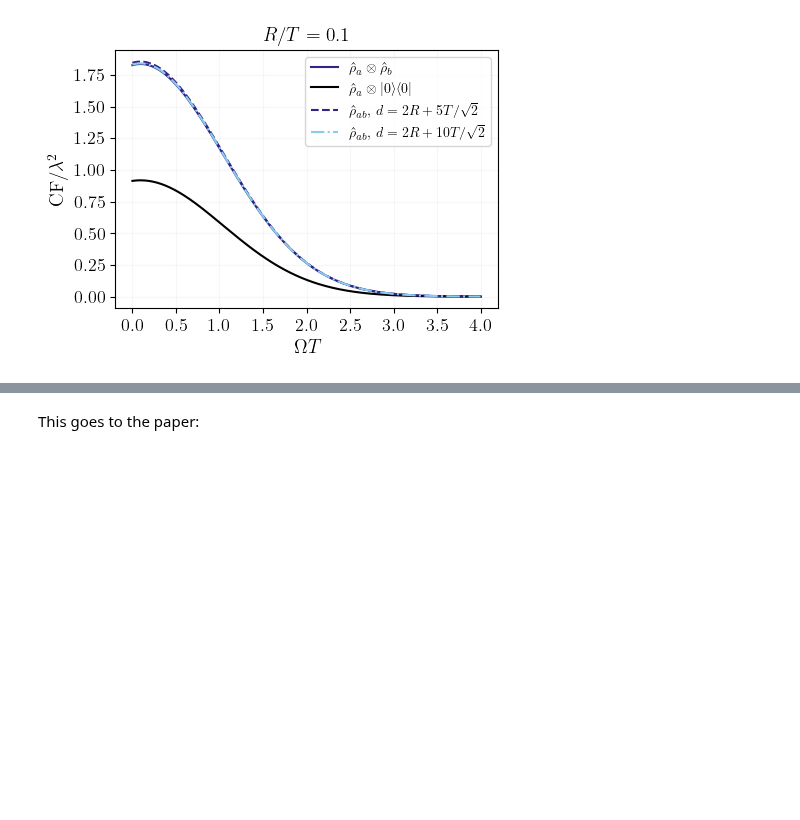
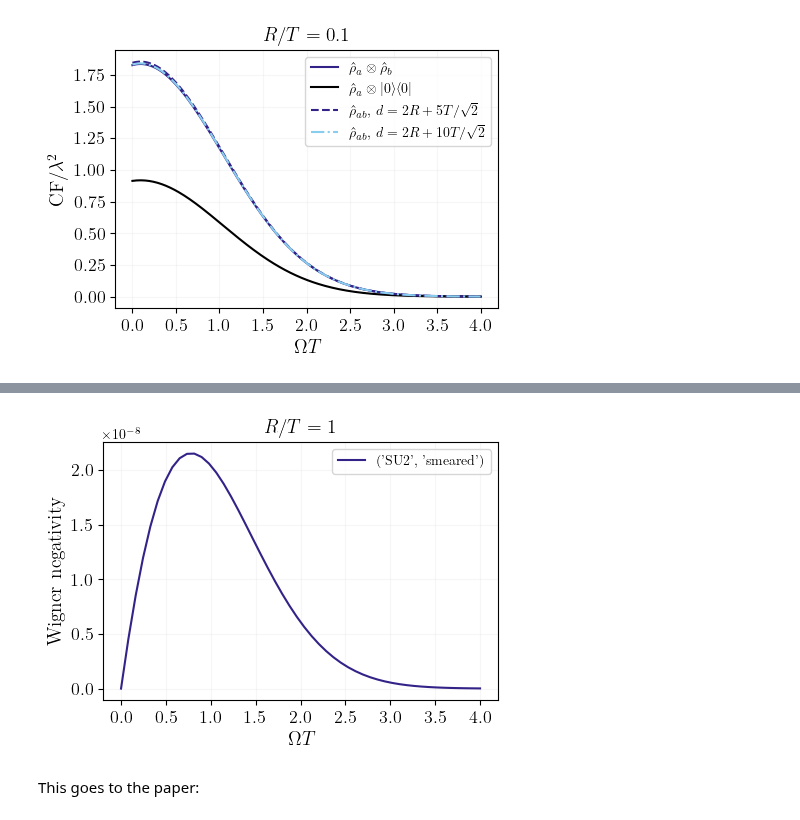
Before and after one commit to Sanchit-Srivastava/contextuality_from_the_vacuum, a Jupyter notebook: notebooks/paper_plots.ipynb, the cells around one changed output, grey strips where cells are left out. Saved outputs shown, nothing was run; the diff lists cells and outputs as text; code cells hidden in the pictures; blank space fills up the shorter version.

Commit message:
Wigner cell
Have to pick relevant parameters.

```diff
--- a/notebooks/paper_plots.ipynb
+++ b/notebooks/paper_plots.ipynb
@@ -531,3 +539,95 @@ plt.show()
+# %%
+
+'''This cell generates the plots for Wigner negativity vs gap for different detector types.'''
+
+
+# Fixed parameters
+switching = 1.0
+separation = 1.0
+smearing = 1
+lam = 1e-3
+regulator = 1
+regularization = "magical"  # used by Q_term but detector_type/group decide which terms contribute
+
+colors = ["#000000","#332288","#117733","#88CCEE","#DDCC77", "#CC6677", "#AA4499","#882255"]
+
+group_types = [
+                # ("SU2", "point_like"),
+                ("SU2", "smeared"),
+                # ("HW", "smeared")
+              ]
+# labels = {
+#     # ("SU2", "point_like"): "SU(2), point like",
+#     ("SU2", "smeared"): "SU(2), smeared",
+#     # ("HW", "smeared"): "HW, smeared"
+# }
+
+plt.figure(figsize=(4.8,3.6))
+
+# Sweep gaps
+gaps = np.linspace(0.0, 4, 50)  # avoid zero to keep numerics well-behaved
+# deez = [0.1, 0.5, 1, 5]
+linestyles = [ "--", "-.", ":", (0, (3, 1, 1, 1))]  # Add more if needed
+# for idx, d in enumerate(deez):
+
+linestyle = linestyles[idx % len(linestyles)]
+
+for group, detector_type in group_types:
+    wn_vals = []  # max violation per gap
+    violated_points_list = []  # list of violating (i,j) points per gap
+    for gap in gaps:
+        rho = detector_state(
+            gap=gap,
+            switching=switching,
+            separation=separation,
+            regulator=regulator,
+            smearing=smearing,
+            regularization=regularization,
+            detector_type=detector_type,
+            group=group,
+            lam=lam,
+        )
+        if is_valid_state(rho):
+            rho_1 = reduce_state(rho)  # reduce to first qutrit
+            max_violation, violating_points = wigner_inequalities(rho_1)
+            # value = np.log(max_violation/3 + (1 + rho[0, 0])/2)
+            wn_vals.append(max_violation)
+            violated_points_list.append(violating_points)
+            # if max_violation > 0:
+                # print(f"[{group}, {detector_type}] gap={gap:.3g}: violated points = {violating_points}")
+        else:
+            print("Invalid state detected at gap =", gap)
+            validate_and_print(rho)
+            break
+
+    wn_vals = np.array(wn_vals)
+    label = f"d={d}"
+    plt.plot(gaps[:len(wn_vals)], wn_vals, lw=1.5, label=labels, color = colors[1])
+
+
+# plt.xlabel(r"{$\Omega T$",fontsize=14)
+# plt.ylabel(r"{Max Wigner inequality violation}",fontsize=14)
+# # plt.title(rf"(a) $d/\sigma={separation}$, $R/\sigma={smearing}$, $\lambda={lam}$",fontsize=14)
+# plt.title(rf"$R/T={smearing}$",fontsize=14)
+# plt.xticks(fontsize=13)
+# plt.yticks(fontsize=13)
+# plt.grid(True, alpha=0.3)
+# plt.legend(title="Detector group and type")
+# plt.tight_layout()
+# # plt.savefig("wigner_negativity_vs_gap_different_models.pdf")
+# plt.show()
+plt.xlabel(r"$\Omega T$",fontsize=14)
+plt.ylabel(r"Wigner negativity",fontsize=14)
+plt.title(rf"$R/T={smearing}$",fontsize=14)
+plt.xticks(fontsize=13)
+plt.yticks(fontsize=13)
+plt.grid(True, alpha=0.1)
+plt.legend()
+plt.tight_layout()
+plt.savefig("magic_vs_gap_small_detectors.pdf")
+plt.show()
+# %% [output]
+[figure, added]
 # %%
 '''This cell generates the plots for contextual fraction vs gap for different detector types.'''
 
```
Also changed, not shown: parts of 2 cells of this notebook, 1 other file.
